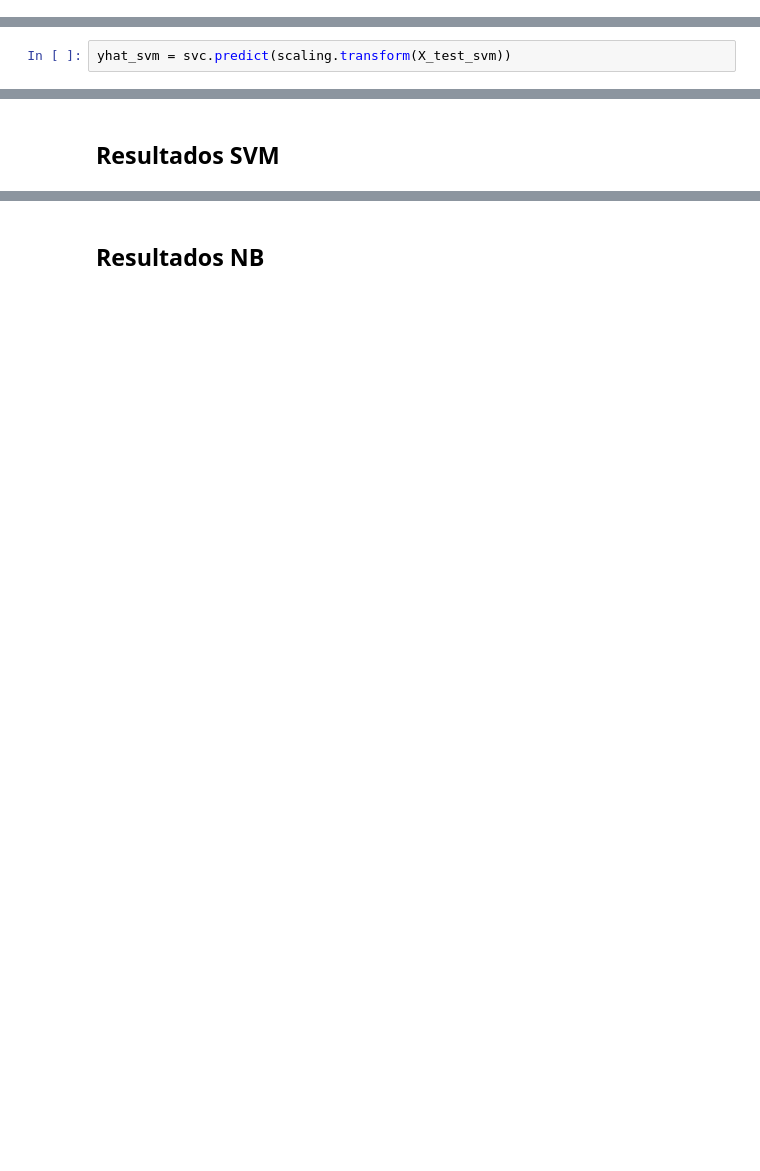
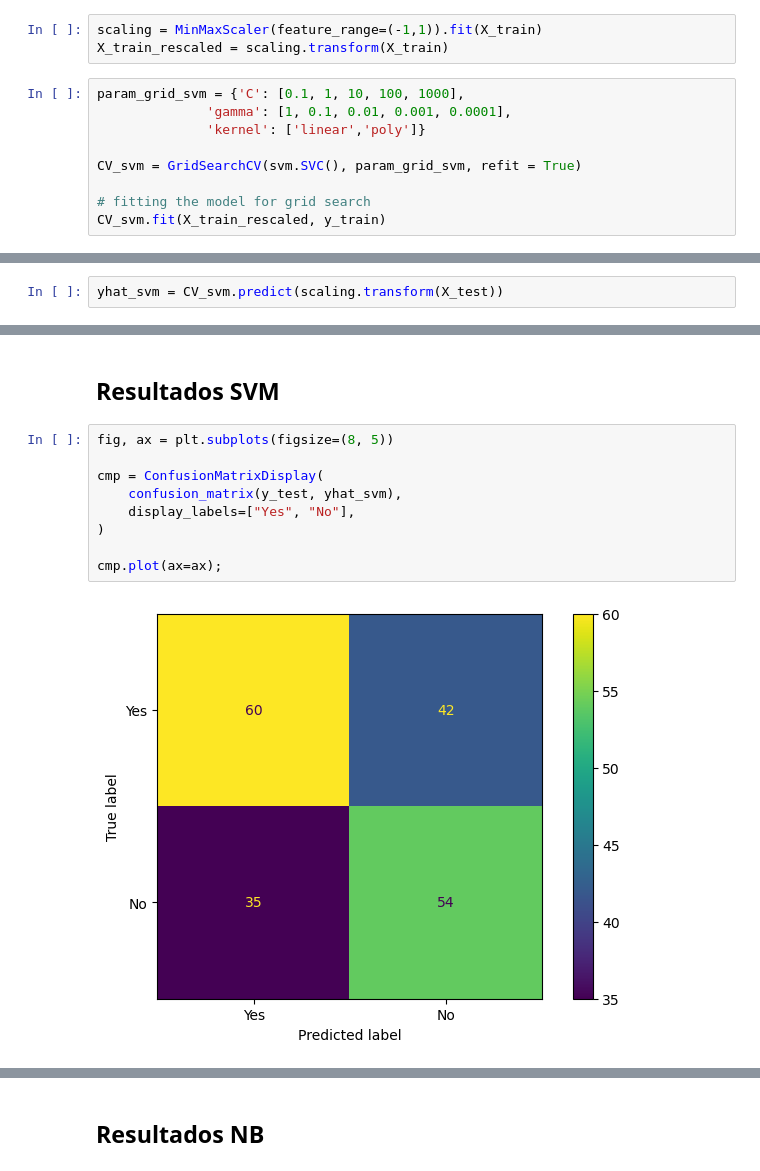
Before and after one commit to DrMalvavisco/final_project-ds_santander-f3-team6-machine_learning_in_Python, a Jupyter notebook: Proyecto_NB_SVM_RF_Luis.ipynb, the cells around one changed output, grey strips where cells are left out. Saved outputs shown, nothing was run; the diff lists cells and outputs as text; blank space fills up the shorter version.

```diff
--- a/Proyecto_NB_SVM_RF_Luis.ipynb
+++ b/Proyecto_NB_SVM_RF_Luis.ipynb
@@ -163,0 +128,12 @@ svc = svm.SVC(kernel='poly', C=C).fit(X_train_svm_rescaled, y_train_svm)
+# %%
+scaling = MinMaxScaler(feature_range=(-1,1)).fit(X_train)
+X_train_rescaled = scaling.transform(X_train)
+# %%
+param_grid_svm = {'C': [0.1, 1, 10, 100, 1000],
+              'gamma': [1, 0.1, 0.01, 0.001, 0.0001],
+              'kernel': ['linear','poly']}
+
+CV_svm = GridSearchCV(svm.SVC(), param_grid_svm, refit = True)
+
+# fitting the model for grid search
+CV_svm.fit(X_train_rescaled, y_train)
@@ -164,5 +163,5 @@ svc = svm.SVC(kernel='poly', C=C).fit(X_train_svm_rescaled, y_train_svm)
 # %%
-yhat_svm = svc.predict(scaling.transform(X_test_svm))
+yhat_svm = CV_svm.predict(scaling.transform(X_test))
 # %% [markdown]
 ## Naive Bayes
 # %%
@@ -192,3 +202,14 @@ weighted avg       0.74      0.74      0.74       193
 # %% [markdown]
 ## Resultados SVM
+# %%
+fig, ax = plt.subplots(figsize=(8, 5))
+
+cmp = ConfusionMatrixDisplay(
+    confusion_matrix(y_test, yhat_svm),
+    display_labels=["Yes", "No"],
+)
+
+cmp.plot(ax=ax);
+# %% [output]
+[figure, added]
 # %%
```
Also changed, not shown: parts of 34 cells of this notebook.
